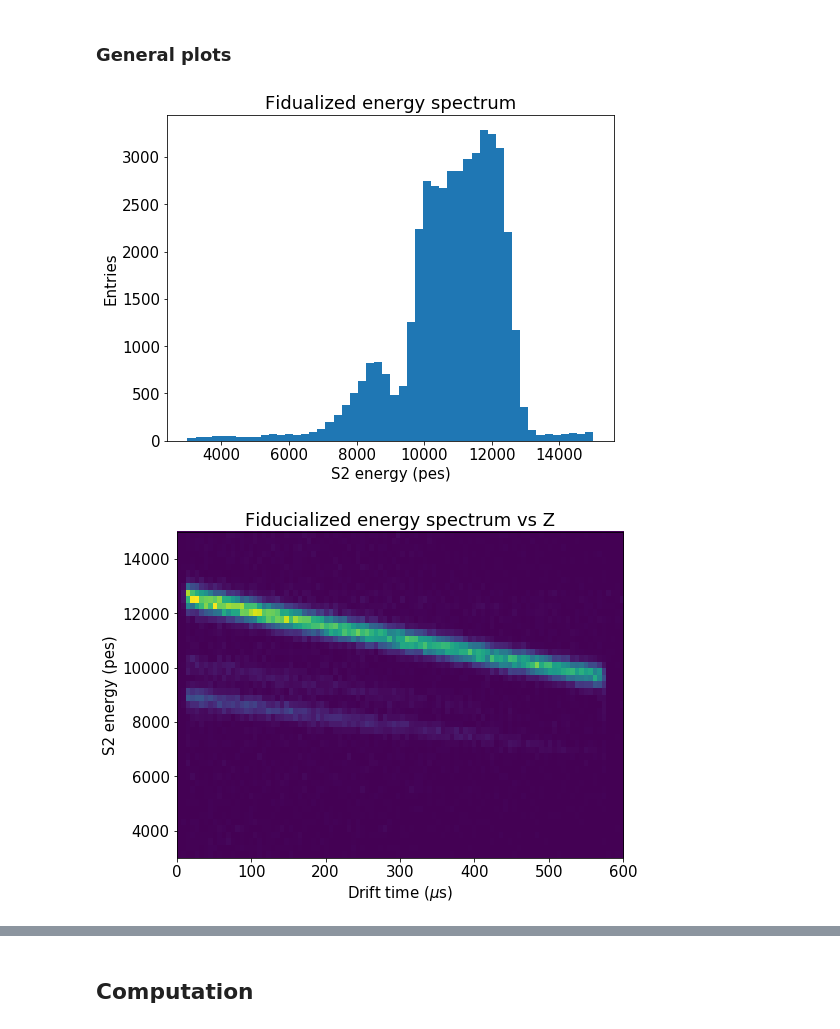
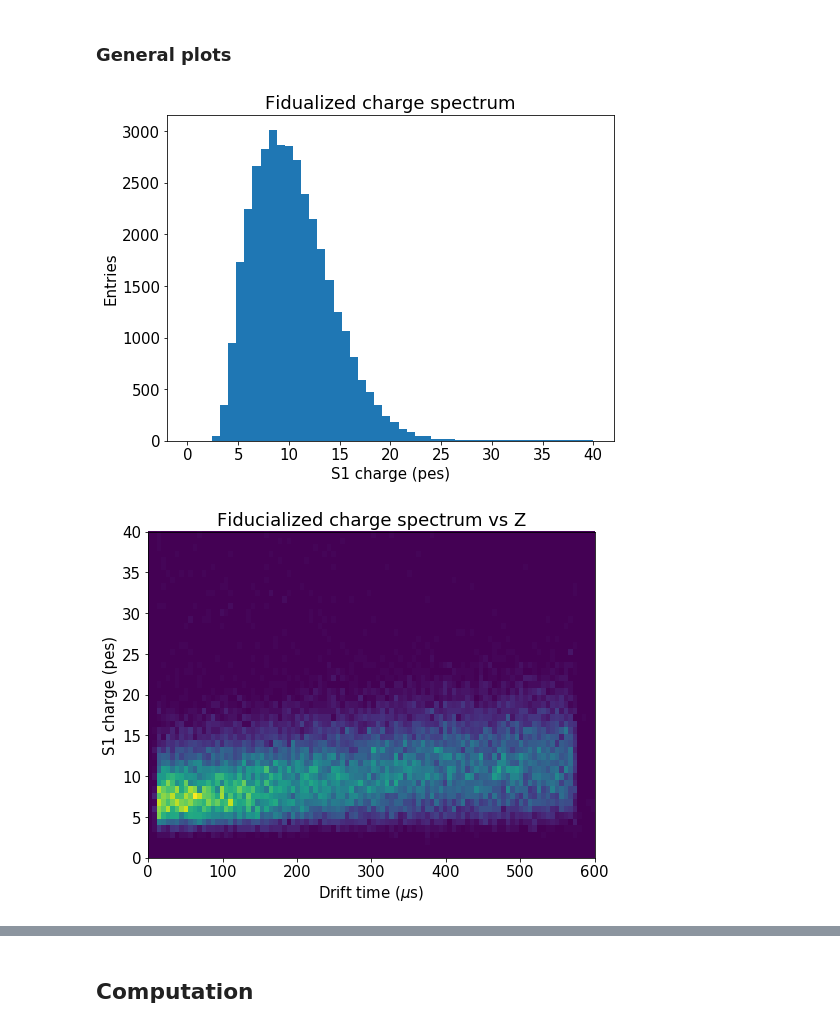
Before and after one commit to bpalmeiro/ICARO, a Jupyter notebook: icaro/Lifetime_monitoring/Kr_lifetime.ipynb, the cells around one changed output, grey strips where cells are left out. Cells and saved outputs as stored; diff of their text form; code cells hidden in the pictures.

Commit message:
Add S1 and S2 vs time and vainilla selection

```diff
--- a/icaro/Lifetime_monitoring/Kr_lifetime.ipynb
+++ b/icaro/Lifetime_monitoring/Kr_lifetime.ipynb
@@ -105,3 +176,26 @@ Ratio: 0.060774809793557864
 | 52 | 996064.0 | 1.529991e+09 | 0.0 | 0.0 | 1.0 | 1.0 | 150.0 | 1.932816 | 8.820207 | 476350.0 | ... | ... |
 | 86 | 996116.0 | 1.529991e+09 | 0.0 | 0.0 | 1.0 | 1.0 | 150.0 | 2.108420 | 11.513252 | 508750.0 | ... | ... |
 5 rows × 25 columns
+# %%
+data = fid
+
+Ecorr = data.S2e #/ XYcorrection(data.X.values, data.Y.values).value
+
+plt.hist2d(data.Z, Ecorr, (100, 50), range=(Zrange, Erange_raw),  norm=LogNorm())
+
+Zbins, Z_E_mean, u_Z_E_mean, sigma, u_sigma = z_slice(data, [10,575], nslices, [9e3, 14e3],
+                                                      [1e3,13e3,200], [13e3,2000])
+plt.errorbar(Zbins, Z_E_mean, yerr=u_Z_E_mean, fmt='b', linewidth=2)
+
+
+lowE_fit  = fitf.fit(fitf.expo, Zbins, Z_E_mean-nsigmas*sigma, [13e3,-2000], sigma=u_Z_E_mean)
+highE_fit = fitf.fit(fitf.expo, Zbins, Z_E_mean+nsigmas*sigma, [13e3,-2000], sigma=u_Z_E_mean)
+
+lowE_cut  =  lowE_fit.fn
+highE_cut = highE_fit.fn
+
+plt.plot    (Zbins,  lowE_cut(Zbins),  "m", lw=2, label="$\pm 5 \sigma$ region")
+plt.plot    (Zbins, highE_cut(Zbins),  "m", lw=2)
+
+labels("Drift time ($\mu$s)", "S2 energy (pes)", "Fiducialized energy spectrum vs Z")
+save("Raw_energy_vsZ_fiducial")
@@ -107,0 +204,5 @@ Ratio: 0.060774809793557864
+# %%
+fid_filtered = fid[coref.in_range(fid.S2e, lowE_cut(fid.Z.values), highE_cut(fid.Z.values))]
+plt.hist2d(fid_filtered.Z, fid_filtered.S2e, (100, 50), range=(Zrange, Erange_raw));
+labels("Drift time ($\mu$s)", "S2 energy (pes)", "Fiducialized energy spectrum vs Z")
+save("Raw_energy_vsZ_filtered")
@@ -110,14 +213,23 @@ Ratio: 0.060774809793557864
 # %% [markdown]
 ### General plots
 # %%
-hist(fid.S2e, 50, range=Erange_raw)
+hist(fid_filtered.S1e, 50, range=[0,40])
+labels("S1 charge (pes)", "Entries", "Fidualized charge spectrum")
+save("Raw_charge_fiducial")
+
+hist2d(fid_filtered.Z, fid_filtered.S1e, (100, 50), range=(Zrange, [0,40]))
+labels("Drift time ($\mu$s)", "S1 charge (pes)", "Fiducialized charge spectrum vs Z")
+save("Raw_charge_vsZ_fiducial")
+
+
+hist(fid_filtered.S2e, 50, range=Erange_raw)
 labels("S2 energy (pes)", "Entries", "Fidualized energy spectrum")
 save("Raw_energy_fiducial")
 
 
-hist2d(fid.Z, fid.S2e, (100, 50), range=(Zrange, Erange_raw))
+hist2d(fid_filtered.Z, fid_filtered.S2e, (100, 50), range=(Zrange, Erange_raw))
 labels("Drift time ($\mu$s)", "S2 energy (pes)", "Fiducialized energy spectrum vs Z")
 save("Raw_energy_vsZ_fiducial")
 # %% [output]
-[figure, old version]
+[figure, new version]
-[figure, old version]
+[figure, new version]
```
Also changed, not shown: parts of 16 cells of this notebook.
